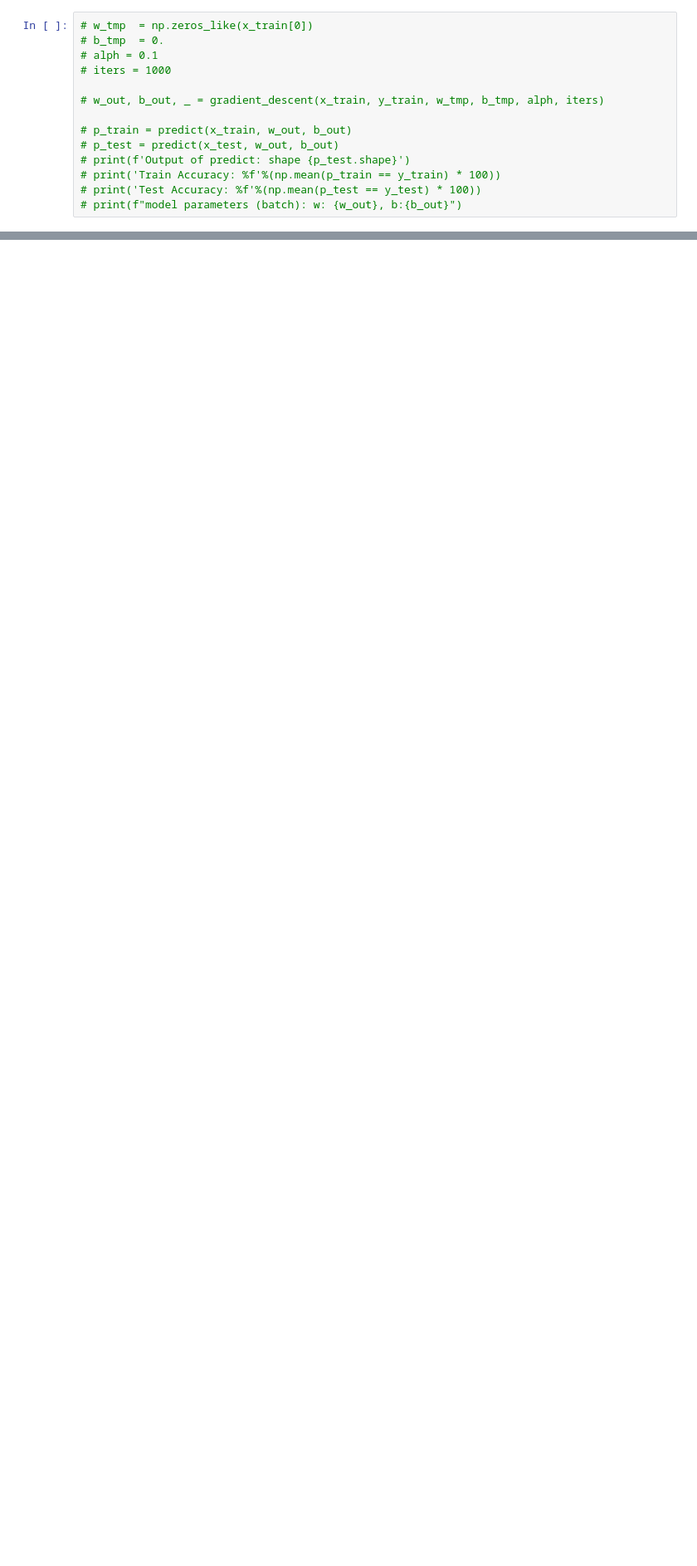
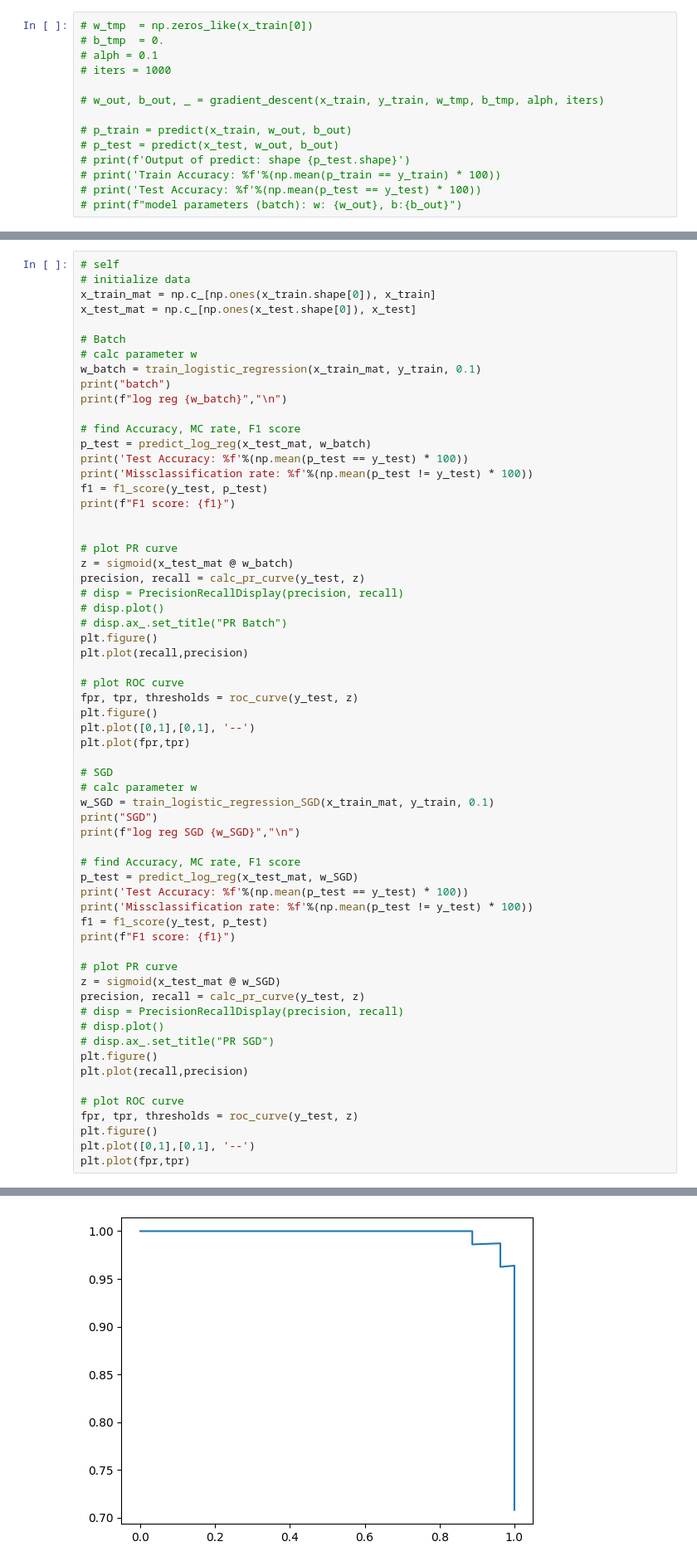
Before and after one commit to fistfulofyen/Applications_of_Machine_Learning, a Jupyter notebook: binary_classification_logistic_regression.ipynb, the cells around one changed output, grey strips where cells are left out. Shown at 83% size. Drawn from its saved outputs; the diff is of its cells as text; blank space fills up the shorter version.

```diff
--- a/binary_classification_logistic_regression.ipynb
+++ b/binary_classification_logistic_regression.ipynb
@@ -392,0 +374,63 @@ Test Accuracy: 95.614035
+# %%
+# self
+# initialize data
+x_train_mat = np.c_[np.ones(x_train.shape[0]), x_train]
+x_test_mat = np.c_[np.ones(x_test.shape[0]), x_test]
+
+# Batch
+# calc parameter w
+w_batch = train_logistic_regression(x_train_mat, y_train, 0.1)
+print("batch")
+print(f"log reg {w_batch}","\n")
+
+# find Accuracy, MC rate, F1 score
+p_test = predict_log_reg(x_test_mat, w_batch)
+print('Test Accuracy: %f'%(np.mean(p_test == y_test) * 100))
+print('Missclassification rate: %f'%(np.mean(p_test != y_test) * 100))
+f1 = f1_score(y_test, p_test)
+print(f"F1 score: {f1}")
+
+
+# plot PR curve
+z = sigmoid(x_test_mat @ w_batch)
+precision, recall = calc_pr_curve(y_test, z)
+# disp = PrecisionRecallDisplay(precision, recall)
+# disp.plot()
+# disp.ax_.set_title("PR Batch")
+plt.figure()
+plt.plot(recall,precision)
+
+# plot ROC curve
+fpr, tpr, thresholds = roc_curve(y_test, z)
+plt.figure()
+plt.plot([0,1],[0,1], '--')
+plt.plot(fpr,tpr)
+
+# SGD
+# calc parameter w
+w_SGD = train_logistic_regression_SGD(x_train_mat, y_train, 0.1)
+print("SGD")
+print(f"log reg SGD {w_SGD}","\n")
+
+# find Accuracy, MC rate, F1 score
+p_test = predict_log_reg(x_test_mat, w_SGD)
+print('Test Accuracy: %f'%(np.mean(p_test == y_test) * 100))
+print('Missclassification rate: %f'%(np.mean(p_test != y_test) * 100))
+f1 = f1_score(y_test, p_test)
+print(f"F1 score: {f1}")
+
+# plot PR curve
+z = sigmoid(x_test_mat @ w_SGD)
+precision, recall = calc_pr_curve(y_test, z)
+# disp = PrecisionRecallDisplay(precision, recall)
+# disp.plot()
+# disp.ax_.set_title("PR SGD")
+plt.figure()
+plt.plot(recall,precision)
+
+# plot ROC curve
+fpr, tpr, thresholds = roc_curve(y_test, z)
+plt.figure()
+plt.plot([0,1],[0,1], '--')
+plt.plot(fpr,tpr)
+# %% [output]
@@ -392,0 +454 @@ Test Accuracy: 95.614035
+[figure, added]
```
Also changed, not shown: parts of 6 cells of this notebook.
